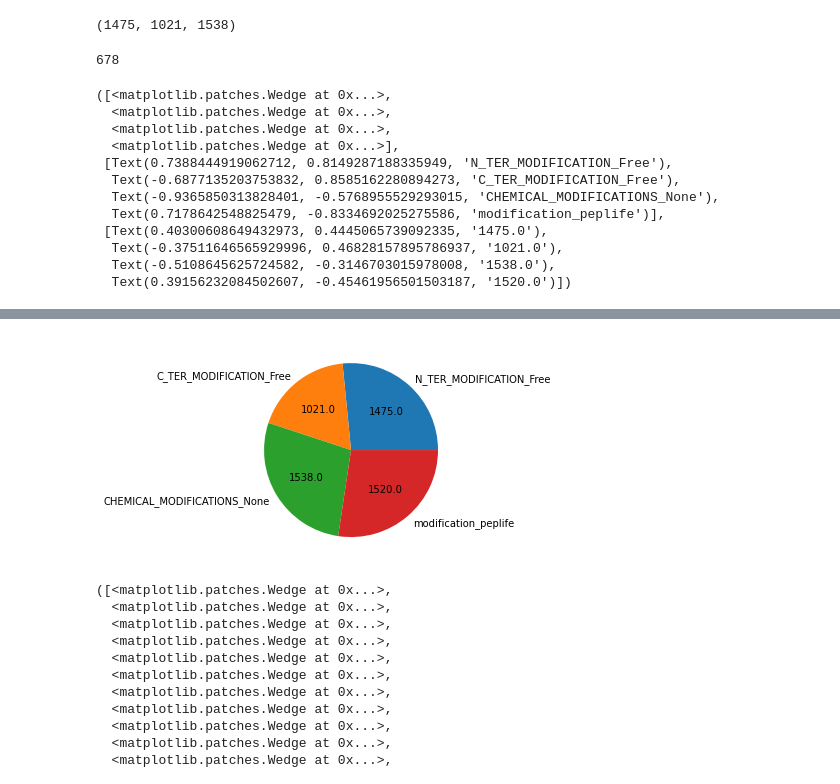
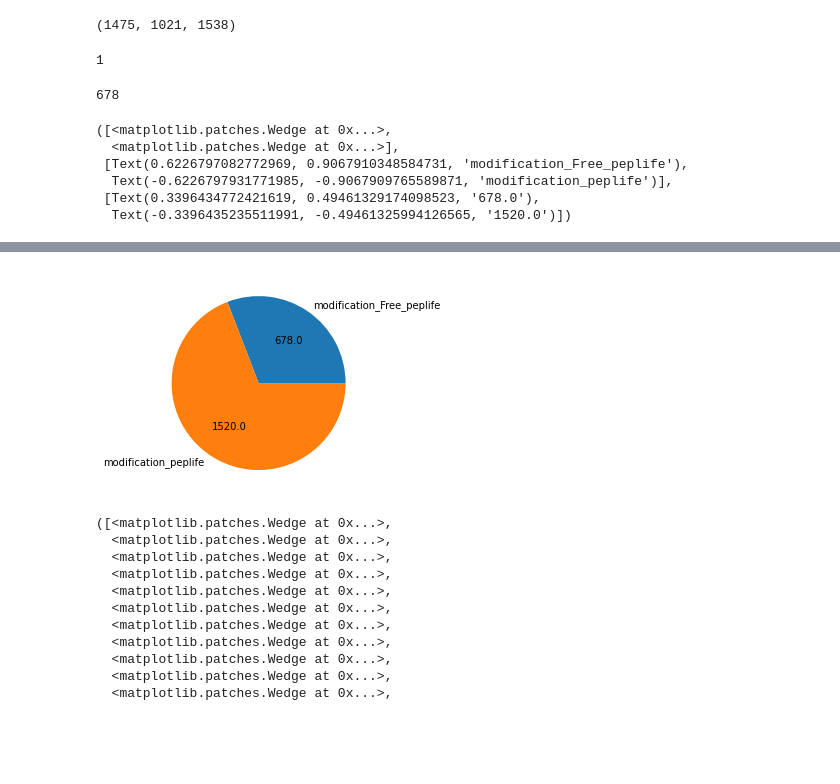
Before and after one commit to YS-arch/peptide_half_life_prediction, a Jupyter notebook: data_preprocess.ipynb, the cells around one changed output, grey strips where cells are left out. Drawn from its saved outputs; the diff is of its cells as text; code cells hidden in the pictures; blank space fills up the shorter version.

```diff
--- a/data_preprocess.ipynb
+++ b/data_preprocess.ipynb
@@ -222,29 +222,23 @@ CHEMICAL_MODIFICATIONS_None=CHEMICAL_MODIFICATIONS['None']
 len(N_TER_MODIFICATION_Free),len(C_TER_MODIFICATION_Free),len(CHEMICAL_MODIFICATIONS_None)
 # %% [output]
 (1475, 1021, 1538)
-# %%
-modification_Free_peplife=[]
-
-for i in range(len(peplife)):
-    if i in N_TER_MODIFICATION_Free and i in C_TER_MODIFICATION_Free and i in CHEMICAL_MODIFICATIONS_None:
-        modification_Free_peplife.append(i)
-len(modification_Free_peplife)
-# %% [output]
-678
+# %%
+sum(peplife['N-TER MODIFICATION']=='Acylation') #网站是195,可能是因为有无效数据..
+# %% [output]
+1
+# %%
+modification_Free_peplife=list(set(N_TER_MODIFICATION_Free) & set(C_TER_MODIFICATION_Free) & set(CHEMICAL_MODIFICATIONS_None))
+len(modification_Free_peplife)
+# %% [output]
+678
 # %%
-x=[len(N_TER_MODIFICATION_Free),len(C_TER_MODIFICATION_Free),len(CHEMICAL_MODIFICATIONS_None),len(peplife)-len(modification_Free_peplife)]
-labels=['N_TER_MODIFICATION_Free','C_TER_MODIFICATION_Free','CHEMICAL_MODIFICATIONS_None','modification_peplife']
+x=[len(modification_Free_peplife),len(peplife)-len(modification_Free_peplife)]
+labels=['modification_Free_peplife','modification_peplife']
 plt.pie(x,labels=labels,autopct=lambda val:np.round((val/100)*sum(x), 0))
 # %% [output]
 ([<matplotlib.patches.Wedge at 0x...>,
-  <matplotlib.patches.Wedge at 0x...>,
-  <matplotlib.patches.Wedge at 0x...>,
   <matplotlib.patches.Wedge at 0x...>],
- [Text(0.7388444919062712, 0.8149287188335949, 'N_TER_MODIFICATION_Free'),
-  Text(-0.6877135203753832, 0.8585162280894273, 'C_TER_MODIFICATION_Free'),
-  Text(-0.9365850313828401, -0.5768955529293015, 'CHEMICAL_MODIFICATIONS_None'),
-  Text(0.7178642548825479, -0.8334692025275586, 'modification_peplife')],
- [Text(0.40300608649432973, 0.4445065739092335, '1475.0'),
-  Text(-0.37511646565929996, 0.46828157895786937, '1021.0'),
-  Text(-0.5108645625724582, -0.3146703015978008, '1538.0'),
-  Text(0.39156232084502607, -0.45461956501503187, '1520.0')])
+ [Text(0.6226797082772969, 0.9067910348584731, 'modification_Free_peplife'),
+  Text(-0.6226797931771985, -0.9067909765589871, 'modification_peplife')],
+ [Text(0.3396434772421619, 0.49461329174098523, '678.0'),
+  Text(-0.3396435235511991, -0.49461325994126565, '1520.0')])
@@ -251,4 +246,4 @@ plt.pie(x,labels=labels,autopct=lambda val:np.round((val/100)*sum(x), 0))
-[figure, old version]
+[figure, new version]
 # %%
 TEST_SAMPLE=getUniqueIndex(peplife,'TEST SAMPLE')  #498种测试环境
 
```
Also changed, not shown: parts of 4 cells of this notebook.
